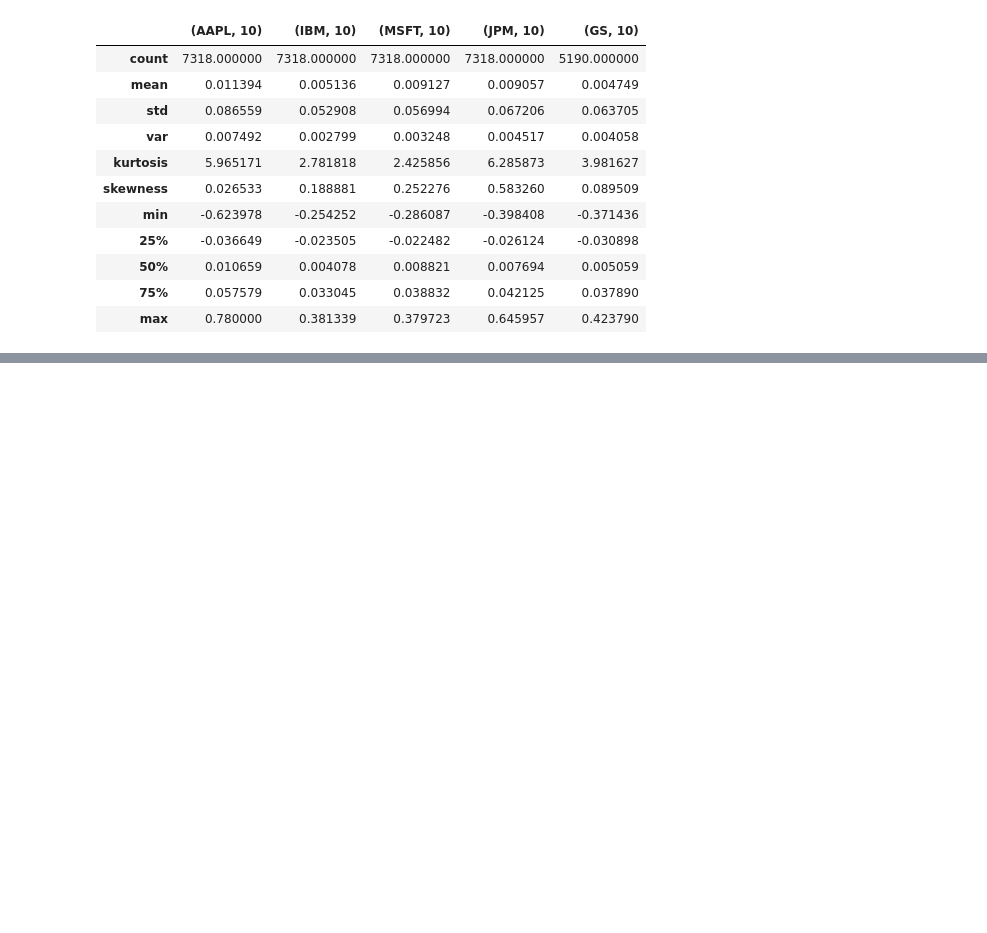
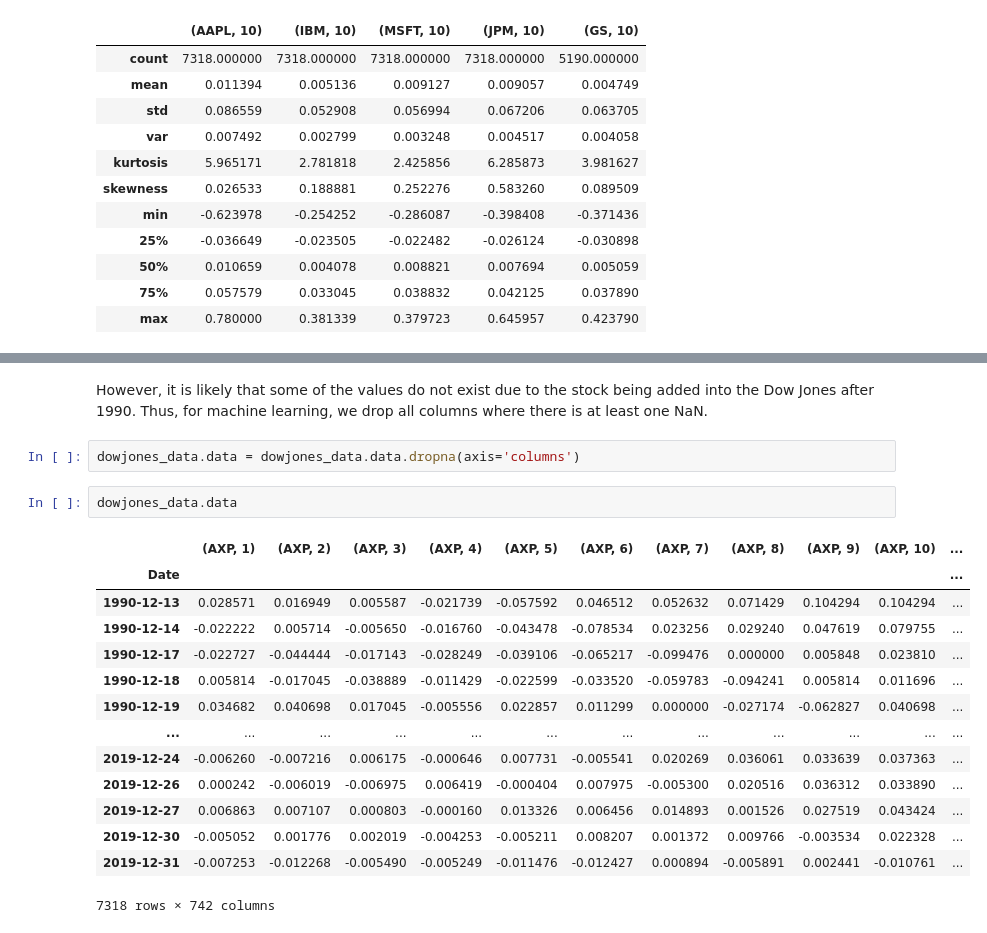
Before and after one commit to rajathsalegame/dowjones_classifier, a Jupyter notebook: model_exploration.ipynb, the cells around one changed output, grey strips where cells are left out. Saved outputs shown, nothing was run; the diff lists cells and outputs as text; blank space fills up the shorter version.

```diff
--- a/model_exploration.ipynb
+++ b/model_exploration.ipynb
@@ -104,0 +115,21 @@ array([[ 0.02857143,  0.01694915,  0.00558659, ..., -0.0094518 ,
+# %% [markdown]
+However, it is likely that some of the values do not exist due to the stock being added into the Dow Jones after 1990. Thus, for machine learning, we drop all columns where there is at least one NaN.
+# %%
+dowjones_data.data = dowjones_data.data.dropna(axis='columns')
+# %%
+dowjones_data.data
+# %% [output]
+|  | (AXP, 1) | (AXP, 2) | (AXP, 3) | (AXP, 4) | (AXP, 5) | (AXP, 6) | (AXP, 7) | (AXP, 8) | (AXP, 9) | (AXP, 10) | ... |
+| Date |  |  |  |  |  |  |  |  |  |  | ... |
+| 1990-12-13 | 0.028571 | 0.016949 | 0.005587 | -0.021739 | -0.057592 | 0.046512 | 0.052632 | 0.071429 | 0.104294 | 0.104294 | ... |
+| 1990-12-14 | -0.022222 | 0.005714 | -0.005650 | -0.016760 | -0.043478 | -0.078534 | 0.023256 | 0.029240 | 0.047619 | 0.079755 | ... |
+| 1990-12-17 | -0.022727 | -0.044444 | -0.017143 | -0.028249 | -0.039106 | -0.065217 | -0.099476 | 0.000000 | 0.005848 | 0.023810 | ... |
+| 1990-12-18 | 0.005814 | -0.017045 | -0.038889 | -0.011429 | -0.022599 | -0.033520 | -0.059783 | -0.094241 | 0.005814 | 0.011696 | ... |
+| 1990-12-19 | 0.034682 | 0.040698 | 0.017045 | -0.005556 | 0.022857 | 0.011299 | 0.000000 | -0.027174 | -0.062827 | 0.040698 | ... |
+| ... | ... | ... | ... | ... | ... | ... | ... | ... | ... | ... | ... |
+| 2019-12-24 | -0.006260 | -0.007216 | 0.006175 | -0.000646 | 0.007731 | -0.005541 | 0.020269 | 0.036061 | 0.033639 | 0.037363 | ... |
+| 2019-12-26 | 0.000242 | -0.006019 | -0.006975 | 0.006419 | -0.000404 | 0.007975 | -0.005300 | 0.020516 | 0.036312 | 0.033890 | ... |
+| 2019-12-27 | 0.006863 | 0.007107 | 0.000803 | -0.000160 | 0.013326 | 0.006456 | 0.014893 | 0.001526 | 0.027519 | 0.043424 | ... |
+| 2019-12-30 | -0.005052 | 0.001776 | 0.002019 | -0.004253 | -0.005211 | 0.008207 | 0.001372 | 0.009766 | -0.003534 | 0.022328 | ... |
+| 2019-12-31 | -0.007253 | -0.012268 | -0.005490 | -0.005249 | -0.011476 | -0.012427 | 0.000894 | -0.005891 | 0.002441 | -0.010761 | ... |
+7318 rows × 742 columns
```
Also changed, not shown: parts of 12 cells of this notebook.
